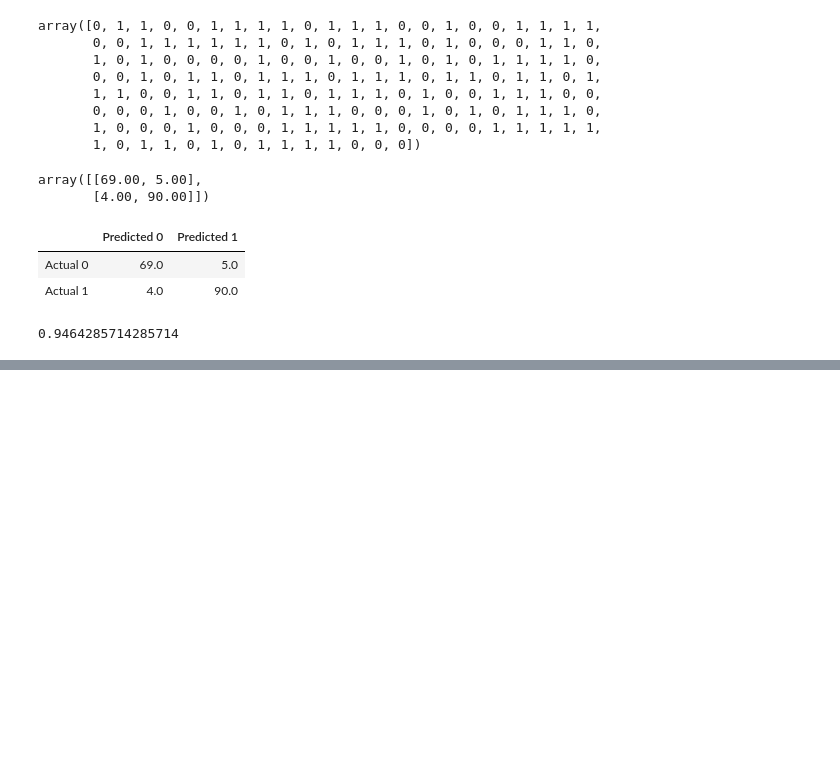
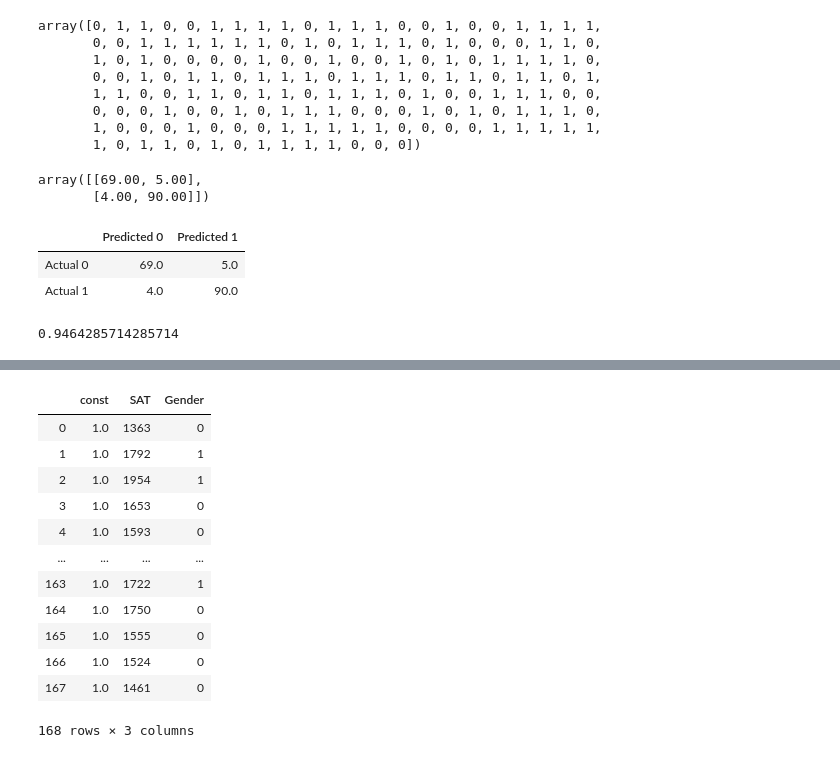
Before and after one commit to LiuHaoLung/10-Machine_Learning, a Jupyter notebook: LogisticRegression/Python/BinaryPredictorswithSM.ipynb, the cells around one changed output, grey strips where cells are left out. Drawn from its saved outputs; the diff is of its cells as text; code cells hidden in the pictures; blank space fills up the shorter version.

Commit message:
Logistic Regression

```diff
--- a/LogisticRegression/Python/BinaryPredictorswithSM.ipynb
+++ b/LogisticRegression/Python/BinaryPredictorswithSM.ipynb
@@ -202,0 +252,23 @@ accuracy_train
+# %%
+# it will use our model to make predictions based on the test data
+# and will compare those with the actual outcome
+# and calculate the accuracy, create a confusion matrix
+# the test dats look the same as the input data on which the regression was trained
+# order is very important, because the coefficients of the reg will expect it
+# so if fail to deliver the correct order, the prediction will be wrong
+
+x
+# %% [output]
+|  | const | SAT | Gender |
+| 0 | 1.0 | 1363 | 0 |
+| 1 | 1.0 | 1792 | 1 |
+| 2 | 1.0 | 1954 | 1 |
+| 3 | 1.0 | 1653 | 0 |
+| 4 | 1.0 | 1593 | 0 |
+| ... | ... | ... | ... |
+| 163 | 1.0 | 1722 | 1 |
+| 164 | 1.0 | 1750 | 0 |
+| 165 | 1.0 | 1555 | 0 |
+| 166 | 1.0 | 1524 | 0 |
+| 167 | 1.0 | 1461 | 0 |
+168 rows × 3 columns
```
Also changed, not shown: parts of 14 cells of this notebook, 1 other file.
